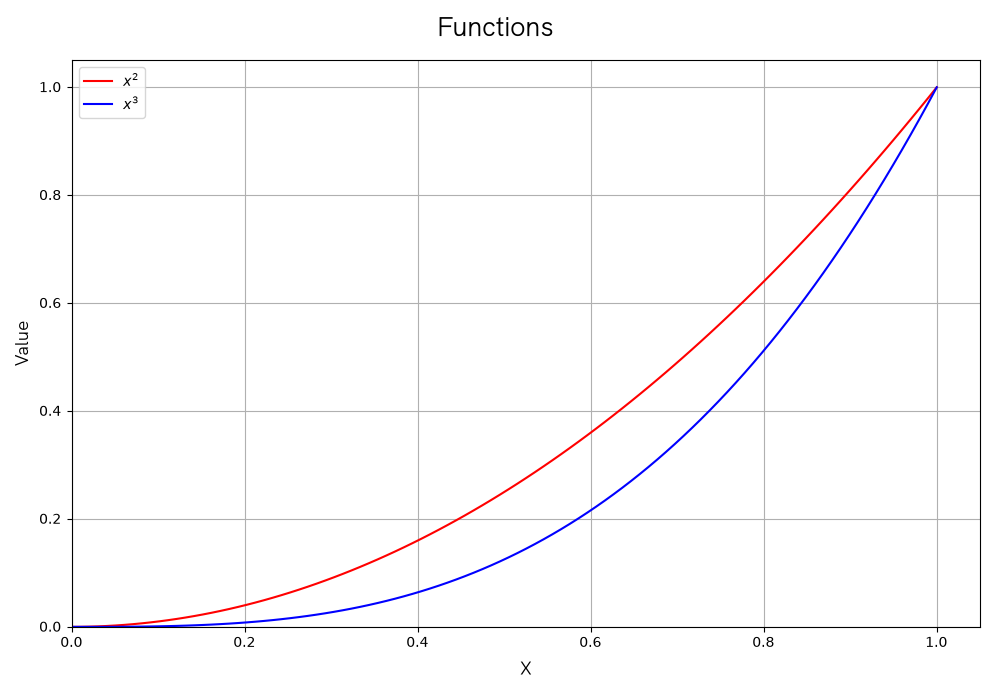
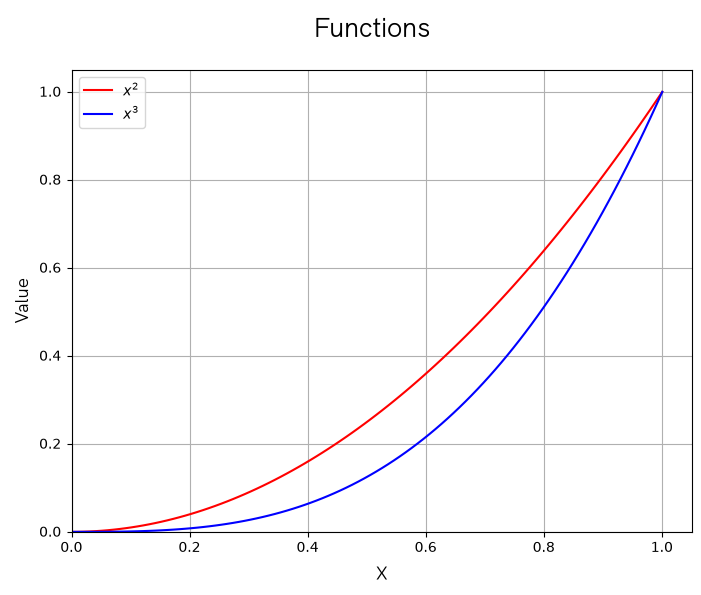
The change to this notebook cell's code, shown as a diff; its figure went from the first image to the second:
--- before
+++ after
@@ -1,15 +1,13 @@
-report = Report()
-figure = report.new_figure()
+report = Report("")
+figure = report.new_figure(figSize=(8, 6))
 
 X = np.linspace(0, 1, 100)
 
 figure.plot({
-    r"$x^2$": (X, squared(X)),
-    r"$x^3$": (X, cubed(X))
+    "$x^2$": (X, squared(X)),
+    "$x^3$": (X, cubed(X)),
 },
     "Functions",
-            y_label="Value",
-            x_label="X"
+    y_label="Value",
+    x_label="X",
 )
-
-figure.show()

Commit: feat: data-exploration to show Report usage + report add the extention when it's missing